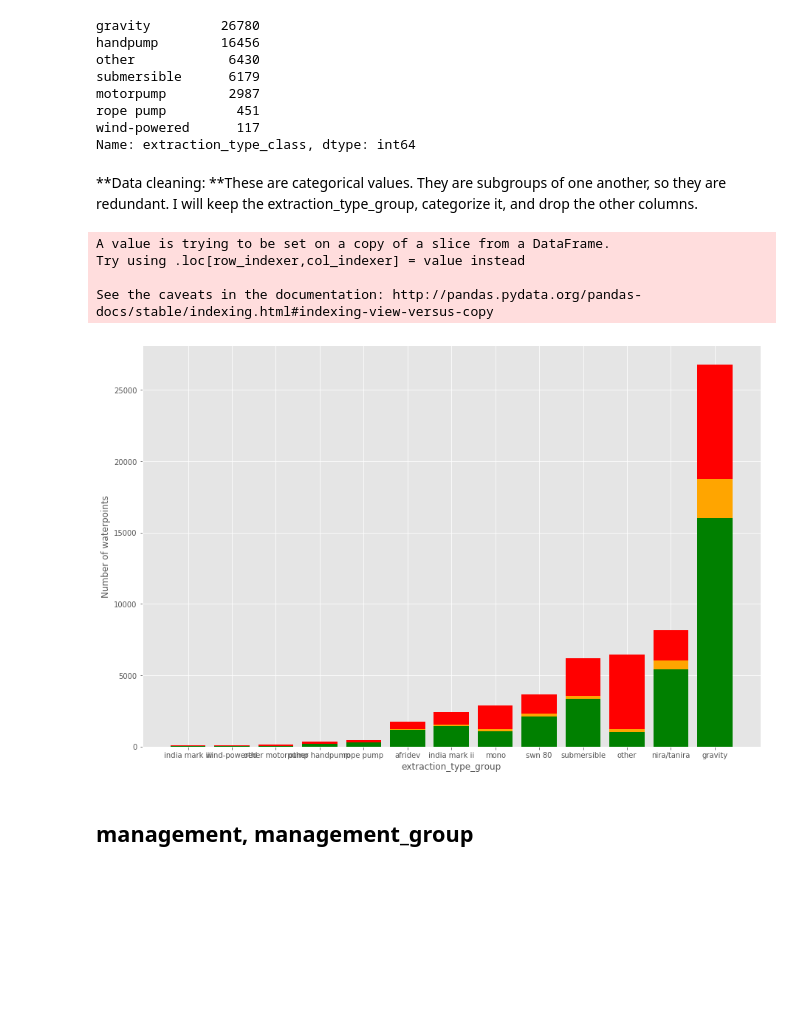
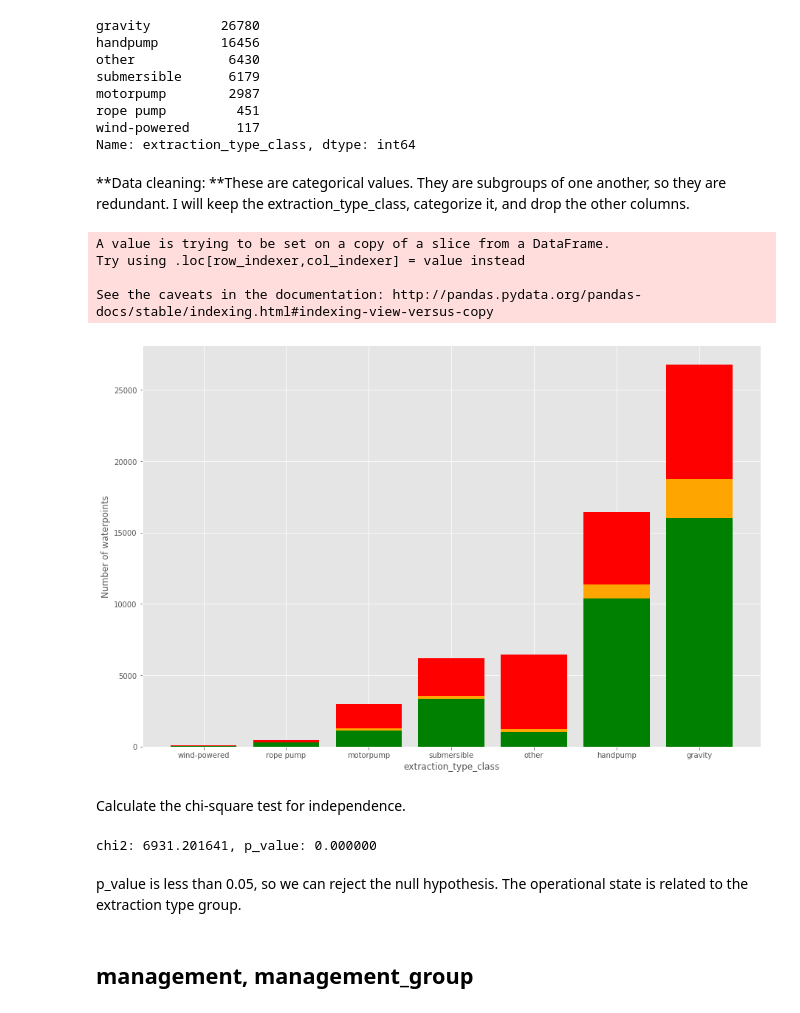
Before and after one commit to stephanietison/Waterpoints, a Jupyter notebook: Notebook/Water Pumps.ipynb, the cells around one changed output. Saved outputs shown, nothing was run; the diff lists cells and outputs as text; code cells hidden in the pictures; blank space fills up the shorter version.

```diff
--- a/Notebook/Water Pumps.ipynb
+++ b/Notebook/Water Pumps.ipynb
@@ -167,0 +154,26 @@ labels = source_df.status_group.map(labels_dict)
+# %%
+def freq_dist_table(df,cat):
+    """Returns the frequency distribution table
+    ordered by total number of waterpoints for each category"""
+    # Pivot_table
+    freq_dist_df = df[[cat,'status_group']]
+    freq_dist_df['count_wp'] = 1
+    freq_dist_df = freq_dist_df.pivot_table(index=[cat],columns=['status_group'],values=['count_wp'],aggfunc='count',fill_value=0)
+    freq_dist_df.columns = freq_dist_df.columns.droplevel(0)
+    freq_dist_df['nb_waterpoints'] = freq_dist_df['functional'] + freq_dist_df['functional needs repair'] + freq_dist_df['non functional']
+    freq_dist_df.sort_values(by='nb_waterpoints', inplace=True)
+    freq_dist_df.drop(columns='nb_waterpoints',inplace=True)
+    return freq_dist_df
+# %%
+def plot_distribution(df):
+    """Plots the frequency distribution"""
+    plt.figure(figsize=[15,10])
+    plt.bar(df.index.values, df['functional'].values, color='green')
+    plt.bar(df.index.values, df['functional needs repair'].values,
+            bottom=df['functional'].values, color='orange')
+    plt.bar(df.index.values, df['non functional'].values,
+            bottom=df['functional'].values+df['functional needs repair'].values, color='red')
+    plt.xlabel(df.index.name)
+    plt.ylabel('Number of waterpoints')
+    plt.show()
+    return
@@ -916,5 +1177,5 @@ rope pump         451
 wind-powered      117
 Name: extraction_type_class, dtype: int64
 # %% [markdown]
-**Data cleaning: **These are categorical values. They are subgroups of one another, so they are redundant. I will keep the extraction_type_group, categorize it, and drop the other columns.
+**Data cleaning: **These are categorical values. They are subgroups of one another, so they are redundant. I will keep the extraction_type_class, categorize it, and drop the other columns.
 # %%
@@ -923,11 +1185,24 @@ col_to_drop.append(['extraction_type_class','extraction_type'])
-# %%
-plot_status_vs_cat(source_df,'extraction_type_group')
-# %% [output]
-A value is trying to be set on a copy of a slice from a DataFrame.
-Try using .loc[row_indexer,col_indexer] = value instead
-
-See the caveats in the documentation: http://pandas.pydata.org/pandas-docs/stable/indexing.html#indexing-view-versus-copy
-[figure, removed]
+# %%
+extraction_type_class_df = freq_dist_table(source_df,'extraction_type_class')
+# %% [output]
+A value is trying to be set on a copy of a slice from a DataFrame.
+Try using .loc[row_indexer,col_indexer] = value instead
+
+See the caveats in the documentation: http://pandas.pydata.org/pandas-docs/stable/indexing.html#indexing-view-versus-copy
+# %%
+plot_distribution(extraction_type_class_df)
+# %% [output]
+[figure, added]
+# %% [markdown]
+Calculate the chi-square test for independence.
+# %%
+chi2, p, dof, expected = chi2_contingency(extraction_type_class_df.values)
+print("chi2: {:f}, p_value: {:f}".format(chi2,p))
+# %% [output]
+chi2: 6931.201641, p_value: 0.000000
+# %% [markdown]
+p_value is less than 0.05, so we can reject the null hypothesis.
+The operational state is related to the extraction type group.
 # %% [markdown]
 ## management, management_group
 # %%
```
Also changed, not shown: parts of 177 cells of this notebook.
